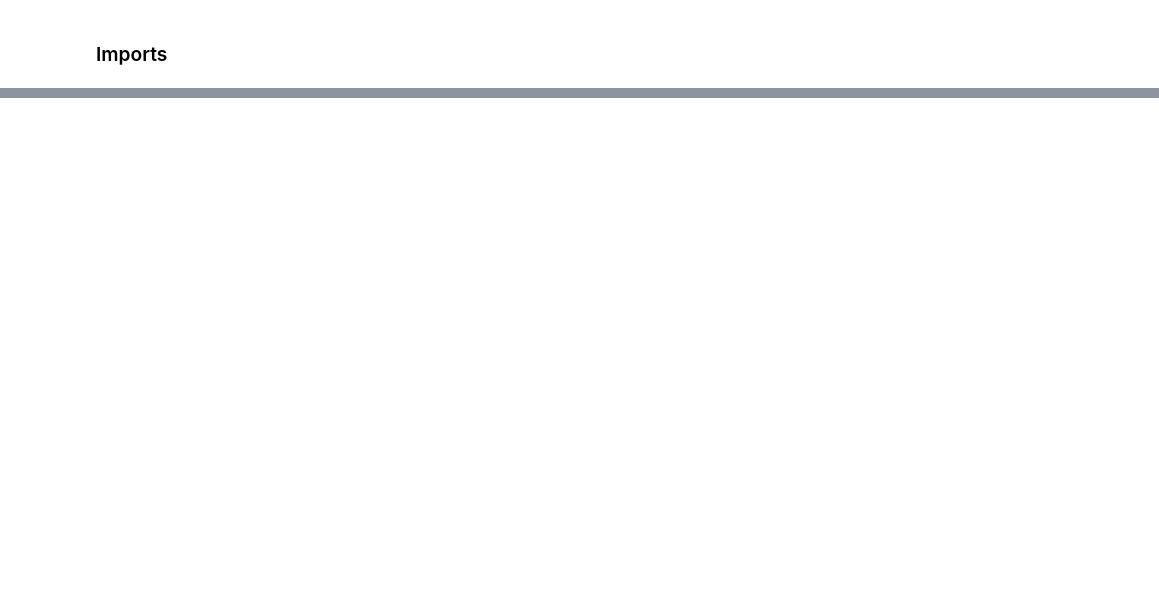
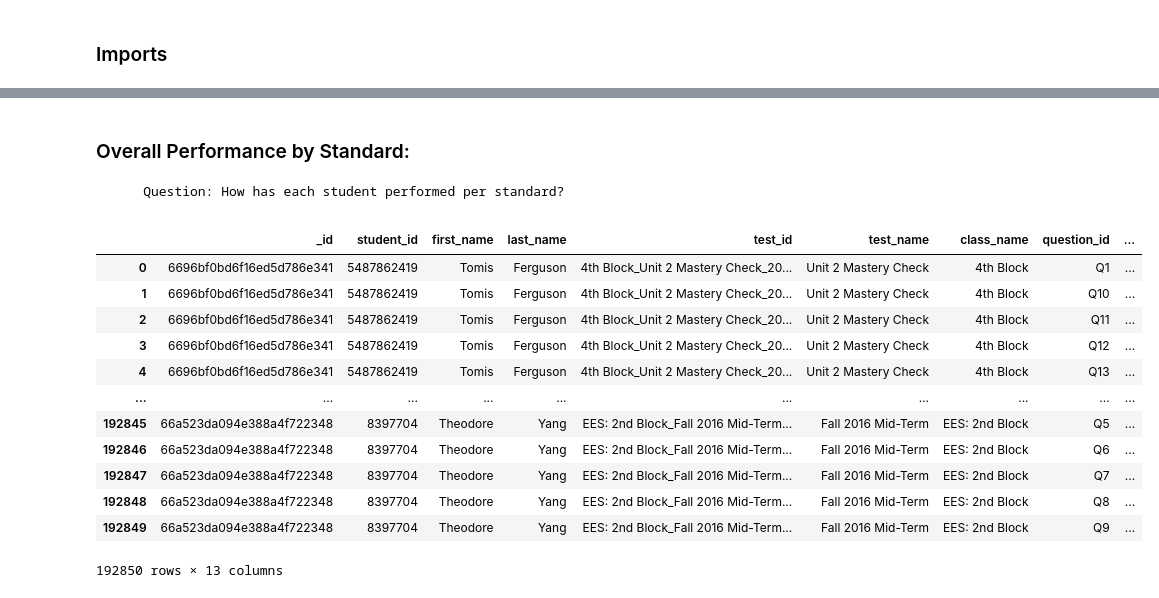
Before and after one commit to Aj-eloa/mlproject, a Jupyter notebook: notebook/EDA studentsTestData.ipynb, the cells around one changed output, grey strips where cells are left out. Saved outputs shown, nothing was run; the diff lists cells and outputs as text; code cells hidden in the pictures; blank space fills up the shorter version.

```diff
--- a/notebook/EDA studentsTestData.ipynb
+++ b/notebook/EDA studentsTestData.ipynb
@@ -30,21 +63,2 @@ I am examining this dataset to look for any actionable insights which could help
 # %% [markdown]
 ### Imports
-# %%
-import pandas as pd
-import numpy as np
-import matplotlib
-import seaborn
-import os
-import sys
-from dotenv import load_dotenv
-
-# Add the project root to sys.path
-project_root = os.path.abspath(os.path.join(os.getcwd(), '..', '..'))
-sys.path.append(project_root)
-
-from src.components.data_ingestion import process_all_csv_files
-
-pd.set_option('display.max_columns', 30)
-
-load_dotenv()
-CSV_DIR = os.getenv('CSV_DIR')
@@ -112,0 +81,4 @@ is their a score trend by month or year?
+# %%
+db = get_database(create_indices=True)
+students = db['students']
+tests = db['tests']
@@ -112,0 +365,3 @@ is their a score trend by month or year?
+# %% [markdown]
+### Overall Performance by Standard:
+		Question: How has each student performed per standard?
@@ -112,0 +375,16 @@ is their a score trend by month or year?
+# %%
+df
+# %% [output]
+|  | _id | student_id | first_name | last_name | test_id | test_name | class_name | question_id | ... |
+| 0 | 6696bf0bd6f16ed5d786e341 | 5487862419 | Tomis | Ferguson | 4th Block_Unit 2 Mastery Check_20... | Unit 2 Mastery Check | 4th Block | Q1 | ... |
+| 1 | 6696bf0bd6f16ed5d786e341 | 5487862419 | Tomis | Ferguson | 4th Block_Unit 2 Mastery Check_20... | Unit 2 Mastery Check | 4th Block | Q10 | ... |
+| 2 | 6696bf0bd6f16ed5d786e341 | 5487862419 | Tomis | Ferguson | 4th Block_Unit 2 Mastery Check_20... | Unit 2 Mastery Check | 4th Block | Q11 | ... |
+| 3 | 6696bf0bd6f16ed5d786e341 | 5487862419 | Tomis | Ferguson | 4th Block_Unit 2 Mastery Check_20... | Unit 2 Mastery Check | 4th Block | Q12 | ... |
+| 4 | 6696bf0bd6f16ed5d786e341 | 5487862419 | Tomis | Ferguson | 4th Block_Unit 2 Mastery Check_20... | Unit 2 Mastery Check | 4th Block | Q13 | ... |
+| ... | ... | ... | ... | ... | ... | ... | ... | ... | ... |
+| 192845 | 66a523da094e388a4f722348 | 8397704 | Theodore | Yang | EES: 2nd Block_Fall 2016 Mid-Term... | Fall 2016 Mid-Term | EES: 2nd Block | Q5 | ... |
+| 192846 | 66a523da094e388a4f722348 | 8397704 | Theodore | Yang | EES: 2nd Block_Fall 2016 Mid-Term... | Fall 2016 Mid-Term | EES: 2nd Block | Q6 | ... |
+| 192847 | 66a523da094e388a4f722348 | 8397704 | Theodore | Yang | EES: 2nd Block_Fall 2016 Mid-Term... | Fall 2016 Mid-Term | EES: 2nd Block | Q7 | ... |
+| 192848 | 66a523da094e388a4f722348 | 8397704 | Theodore | Yang | EES: 2nd Block_Fall 2016 Mid-Term... | Fall 2016 Mid-Term | EES: 2nd Block | Q8 | ... |
+| 192849 | 66a523da094e388a4f722348 | 8397704 | Theodore | Yang | EES: 2nd Block_Fall 2016 Mid-Term... | Fall 2016 Mid-Term | EES: 2nd Block | Q9 | ... |
+192850 rows × 13 columns
```
Also changed, not shown: parts of 66 cells of this notebook, 7 other files.
